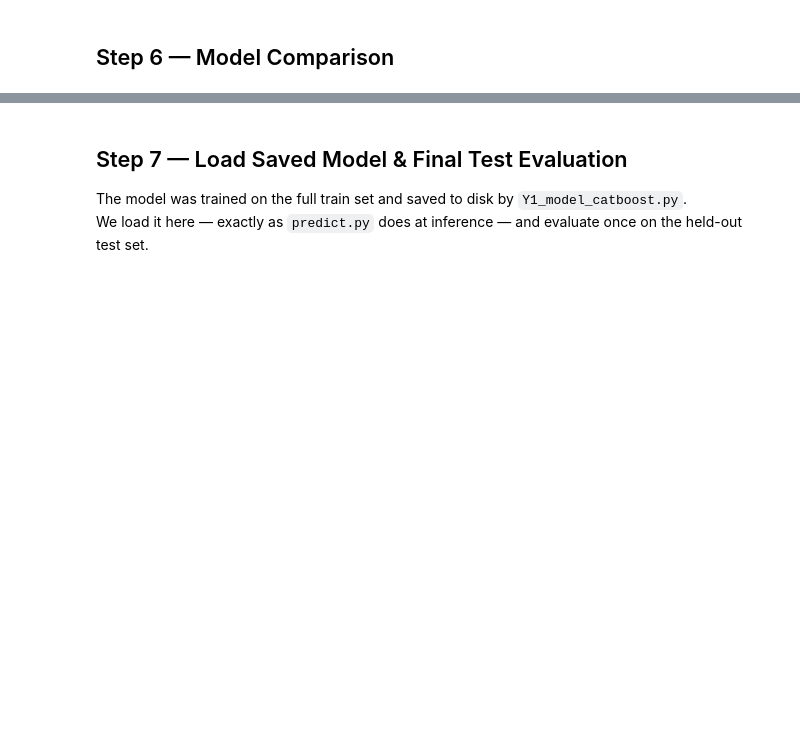
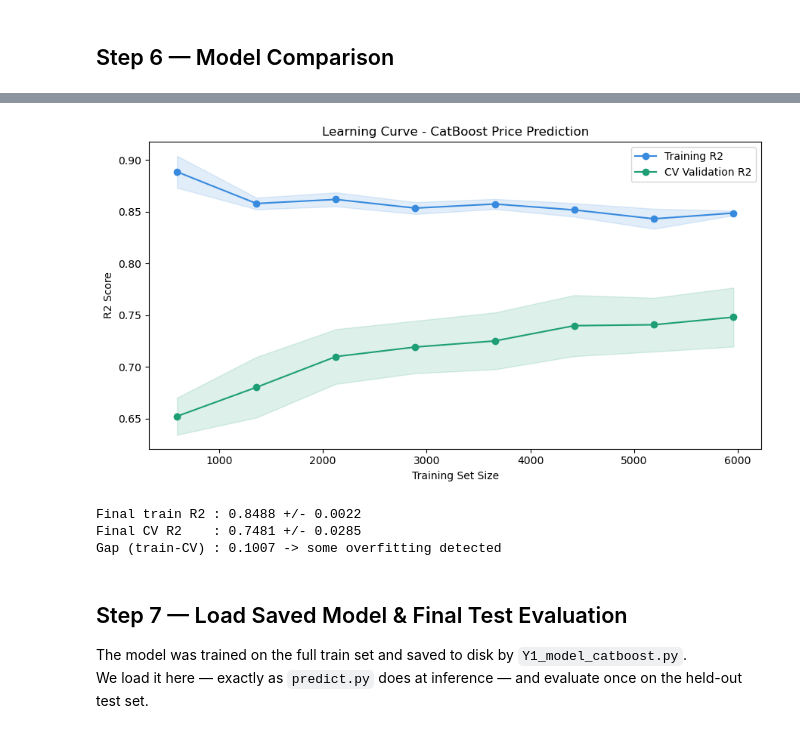
Before and after one commit to chenliu2345/AIDA-Final-project-001, a Jupyter notebook: Final_Submit_Version/Brain_Audit.ipynb, the cells around one changed output, grey strips where cells are left out. Drawn from its saved outputs; the diff is of its cells as text; code cells hidden in the pictures; blank space fills up the shorter version.

```diff
--- a/Final_Submit_Version/Brain_Audit.ipynb
+++ b/Final_Submit_Version/Brain_Audit.ipynb
@@ -401,3 +409,70 @@ CatBoost selected as production model:
+# %%
+def build_catboost_lc():
+    from sklearn.pipeline import Pipeline
+    from sklearn.compose import ColumnTransformer
+    from sklearn.impute import SimpleImputer
+    from catboost import CatBoostRegressor
+    from sklearn.base import BaseEstimator, RegressorMixin
+
+    class _CB(BaseEstimator, RegressorMixin):
+        def __init__(self):
+            pass
+        def fit(self, X, y):
+            self.m_ = CatBoostRegressor(
+                iterations=500, learning_rate=0.05, depth=8,
+                l2_leaf_reg=3.0, subsample=0.8,
+                cat_features=CAT_INDICES, loss_function="RMSE",
+                random_seed=RANDOM_SEED, verbose=False,
+            )
+            self.m_.fit(X, y)
+            return self
+        def predict(self, X):
+            return self.m_.predict(X)
+
+    preprocessor = ColumnTransformer([
+        ("num", SimpleImputer(strategy="median"),                         NUM_FEATURES),
+        ("cat", SimpleImputer(strategy="constant", fill_value="UNKNOWN"), CAT_FEATURES),
+    ])
+    return Pipeline([("preprocessor", preprocessor), ("model", _CB())])
+
+train_sizes, train_scores, val_scores = learning_curve(
+    build_catboost_lc(),
+    X_train, y_train,
+    cv=5,
+    train_sizes=np.linspace(0.1, 1.0, 8),
+    scoring="r2",
+    n_jobs=1,
+)
+
+train_mean = train_scores.mean(axis=1)
+train_std  = train_scores.std(axis=1)
+val_mean   = val_scores.mean(axis=1)
+val_std    = val_scores.std(axis=1)
+
+plt.figure(figsize=(9, 5))
+plt.plot(train_sizes, train_mean, "o-", color="#378ADD", label="Training R2")
+plt.fill_between(train_sizes, train_mean - train_std, train_mean + train_std,
+                 alpha=0.15, color="#378ADD")
+plt.plot(train_sizes, val_mean, "o-", color="#1D9E75", label="CV Validation R2")
+plt.fill_between(train_sizes, val_mean - val_std, val_mean + val_std,
+                 alpha=0.15, color="#1D9E75")
+plt.xlabel("Training Set Size")
+plt.ylabel("R2 Score")
+plt.title("Learning Curve - CatBoost Price Prediction")
+plt.legend()
+plt.tight_layout()
+plt.show()
+
+gap = train_mean[-1] - val_mean[-1]
+print(f"Final train R2 : {train_mean[-1]:.4f} +/- {train_std[-1]:.4f}")
+print(f"Final CV R2    : {val_mean[-1]:.4f} +/- {val_std[-1]:.4f}")
+diagnosis = "minimal overfitting" if gap < 0.05 else "some overfitting detected"
+print(f"Gap (train-CV) : {gap:.4f} -> {diagnosis}")
+# %% [output]
+[figure, added]
+Final train R2 : 0.8488 +/- 0.0022
+Final CV R2    : 0.7481 +/- 0.0285
+Gap (train-CV) : 0.1007 -> some overfitting detected
 # %% [markdown]
 ## Step 7 — Load Saved Model & Final Test Evaluation
 
```
Also changed, not shown: parts of 12 cells of this notebook, 19 other files.
